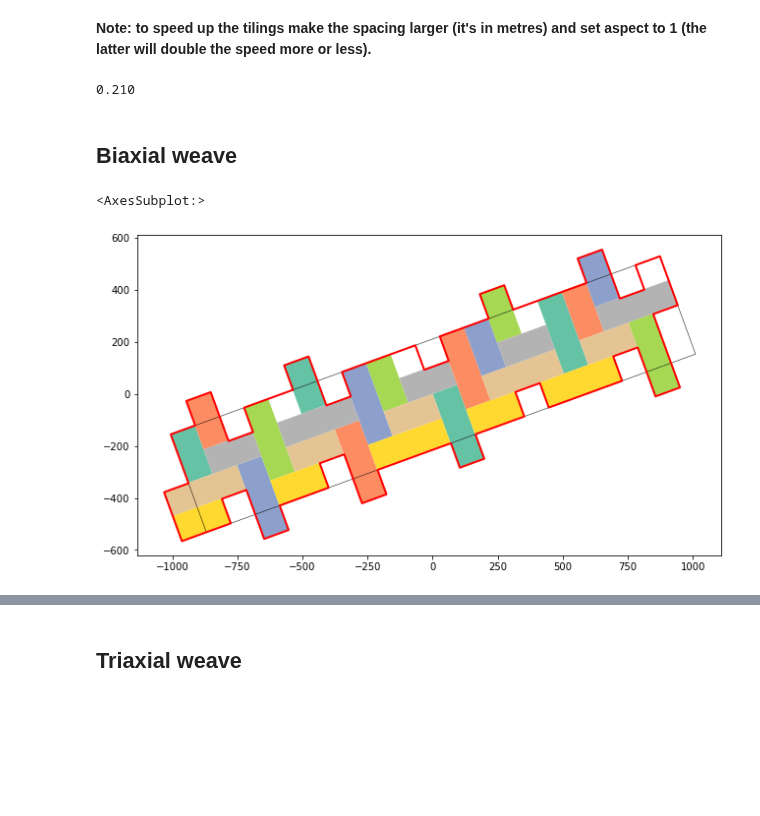
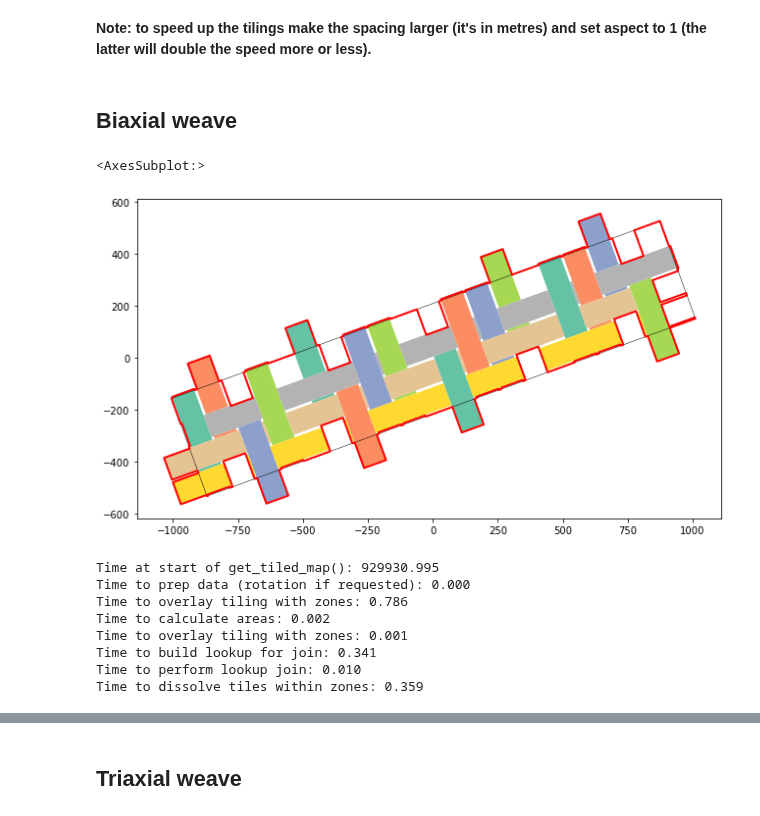
Before and after one commit to DOSull/weaving-space, a Jupyter notebook: test-weave-map.ipynb, the cells around one changed output, grey strips where cells are left out. Saved outputs shown, nothing was run; the diff lists cells and outputs as text; code cells hidden in the pictures; blank space fills up the shorter version.

Commit message:
fiddling with tile_map.py to little effect

```diff
--- a/test-weave-map.ipynb
+++ b/test-weave-map.ipynb
@@ -7,26 +7,30 @@ from weavingspace import Tiling
 # %% [markdown]
 **Note: to speed up the tilings make the spacing larger (it's in metres) and set aspect to 1 (the latter will double the speed more or less).**
 # %%
-from time import perf_counter
 ak = gpd.read_file("data/imd-auckland-2018.gpkg")
-t = perf_counter()
-ak.unary_union
-print(f"{perf_counter() - t:.3f}")
-# %% [output]
-0.210
 # %% [markdown]
 ## Biaxial weave
 # %%
-w1 = WeaveUnit(weave_type = "twill", n = 2, spacing = 100, aspect = 1,
+w1 = WeaveUnit(weave_type = "twill", n = 2, spacing = 100, aspect = .9,
                strands = "abcd-|efg-", crs = ak.crs).transform_rotate(20)
 w1.plot(r = 0, cmap = "Set2", figsize = (18, 6), show_ids = False)
 # %% [output]
 <AxesSubplot:>
-[figure, old version]
+[figure, new version]
 # %%
 weave1 = Tiling(w1, ak, id_var = "DZ2018")
 # %%
-textile1 = weave1.get_tiled_map(prioritise_tiles = True, ragged_edges = True)
+textile1 = weave1.get_tiled_map(# prioritise_tiles = True, ragged_edges = True,
+                                debug = True)
+# %% [output]
+Time at start of get_tiled_map(): 929930.995
+Time to prep data (rotation if requested): 0.000
+Time to overlay tiling with zones: 0.786
+Time to calculate areas: 0.002
+Time to overlay tiling with zones: 0.001
+Time to build lookup for join: 0.341
+Time to perform lookup join: 0.010
+Time to dissolve tiles within zones: 0.359
 # %%
 textile1.variables = [x for x in ak.columns if "Rank" in x]
 textile1.colourmaps = dict(zip(textile1.variables,
```
Also changed, not shown: parts of 4 cells of this notebook, 2 other files.
